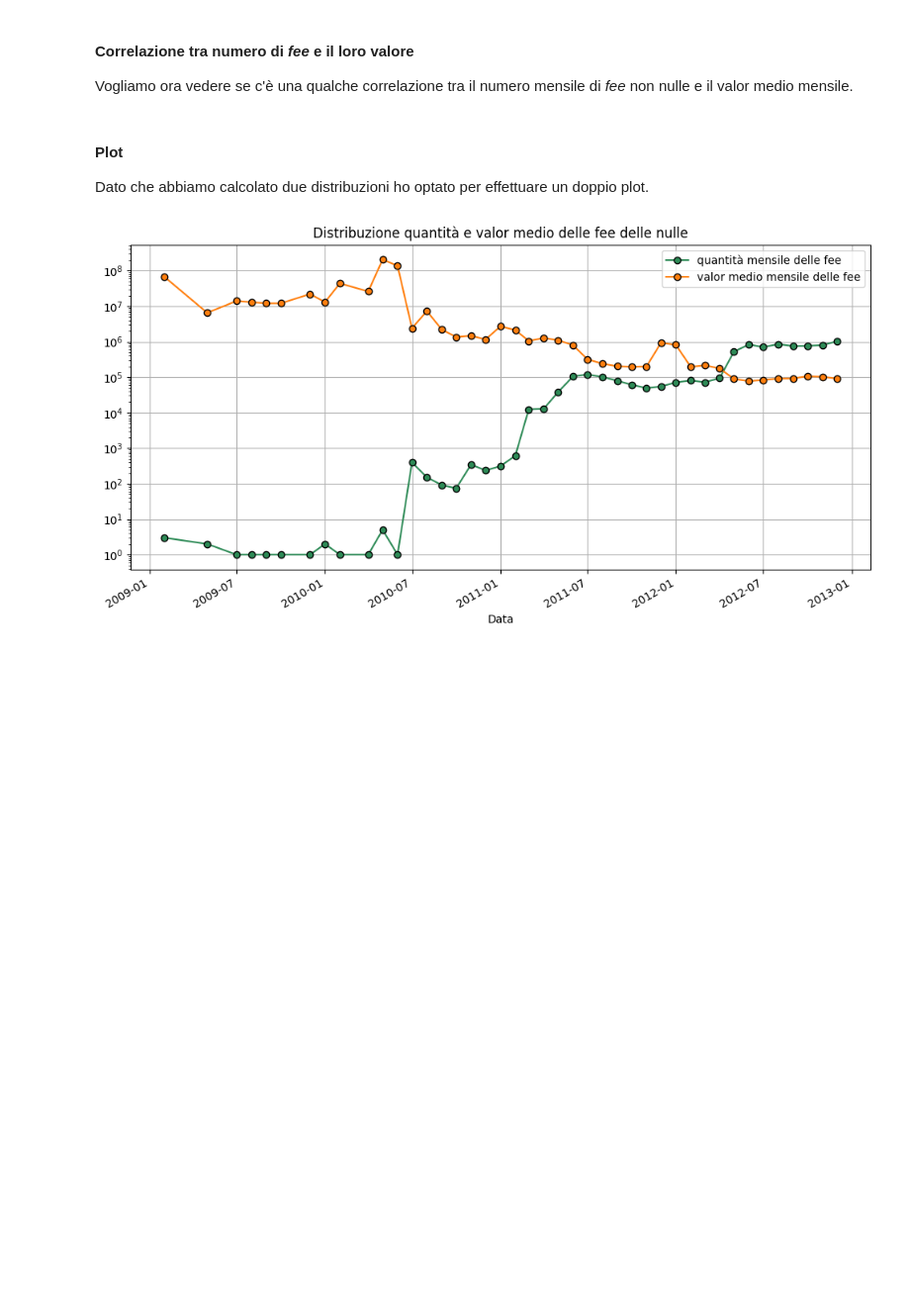
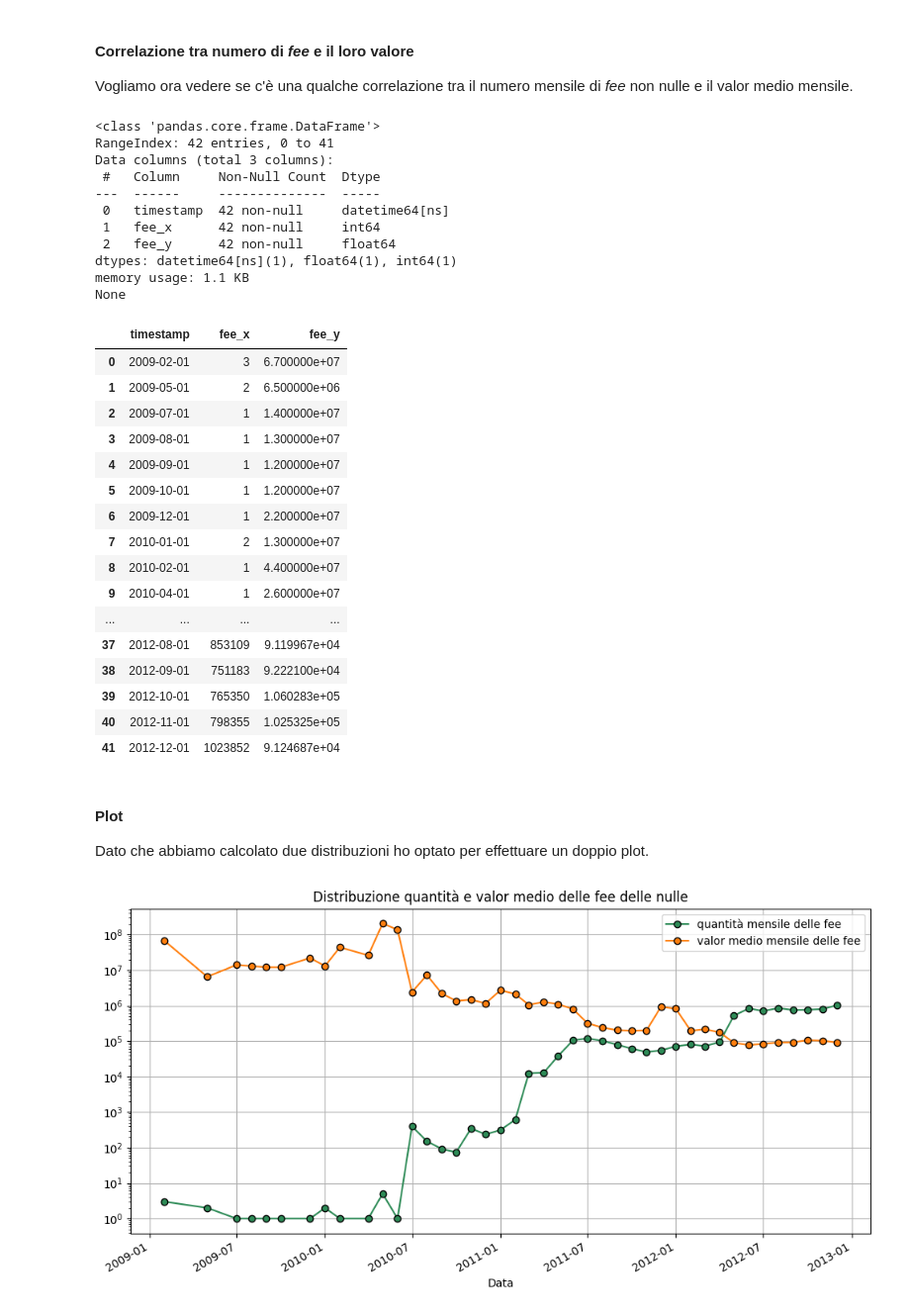
Before and after one commit to FedericoBustaffa/crafty, a Jupyter notebook: notebook.ipynb, the cells around one changed output. Shown: that part at 99% size. Saved outputs shown, nothing was run; the diff lists cells and outputs as text; code cells hidden in the pictures; blank space fills up the shorter version.

```diff
--- a/notebook.ipynb
+++ b/notebook.ipynb
@@ -412,12 +490,44 @@ e il valor medio mensile.
 # %%
 non_zero_mean_value = (
     non_zero_fee.groupby(pd.Grouper(key="timestamp", freq="1MS"))["fee"]
     .mean()
     .reset_index()
     .dropna()
 )
 
 fee_df = non_zero_count.merge(non_zero_mean_value, how="inner", on="timestamp")
+
+print(fee_df.info())
+fee_df
+# %% [output]
+<class 'pandas.core.frame.DataFrame'>
+RangeIndex: 42 entries, 0 to 41
+Data columns (total 3 columns):
+ #   Column     Non-Null Count  Dtype
+---  ------     --------------  -----
+ 0   timestamp  42 non-null     datetime64[ns]
+ 1   fee_x      42 non-null     int64
+ 2   fee_y      42 non-null     float64
+dtypes: datetime64[ns](1), float64(1), int64(1)
+memory usage: 1.1 KB
+None
+|  | timestamp | fee_x | fee_y |
+| 0 | 2009-02-01 | 3 | 6.700000e+07 |
+| 1 | 2009-05-01 | 2 | 6.500000e+06 |
+| 2 | 2009-07-01 | 1 | 1.400000e+07 |
+| 3 | 2009-08-01 | 1 | 1.300000e+07 |
+| 4 | 2009-09-01 | 1 | 1.200000e+07 |
+| 5 | 2009-10-01 | 1 | 1.200000e+07 |
+| 6 | 2009-12-01 | 1 | 2.200000e+07 |
+| 7 | 2010-01-01 | 2 | 1.300000e+07 |
+| 8 | 2010-02-01 | 1 | 4.400000e+07 |
+| 9 | 2010-04-01 | 1 | 2.600000e+07 |
+| ... | ... | ... | ... |
+| 37 | 2012-08-01 | 853109 | 9.119967e+04 |
+| 38 | 2012-09-01 | 751183 | 9.222100e+04 |
+| 39 | 2012-10-01 | 765350 | 1.060283e+05 |
+| 40 | 2012-11-01 | 798355 | 1.025325e+05 |
+| 41 | 2012-12-01 | 1023852 | 9.124687e+04 |
 # %% [markdown]
 #### Plot
 
```
Also changed, not shown: parts of 12 cells of this notebook.
